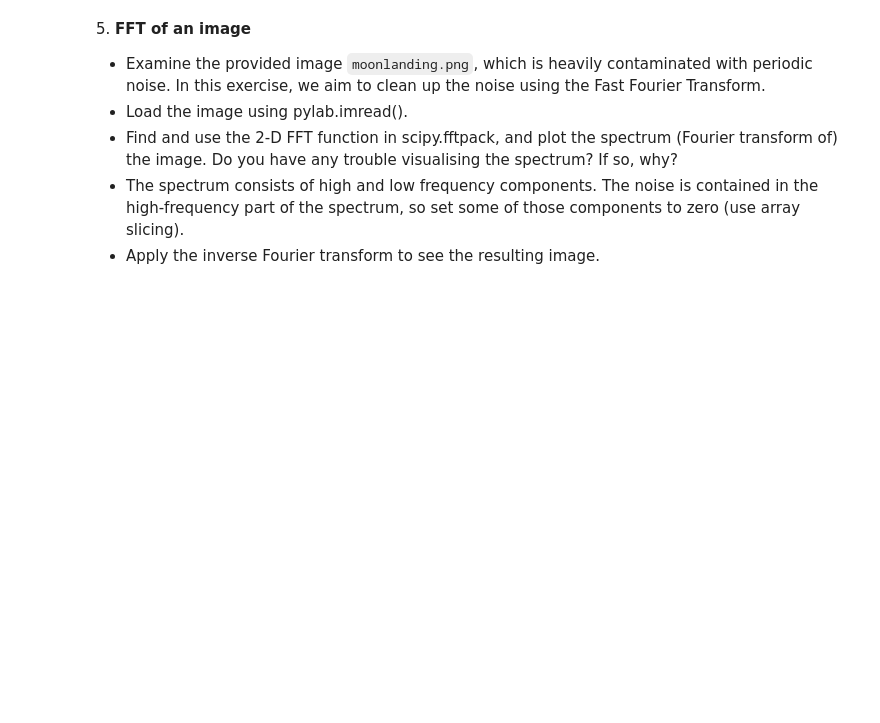
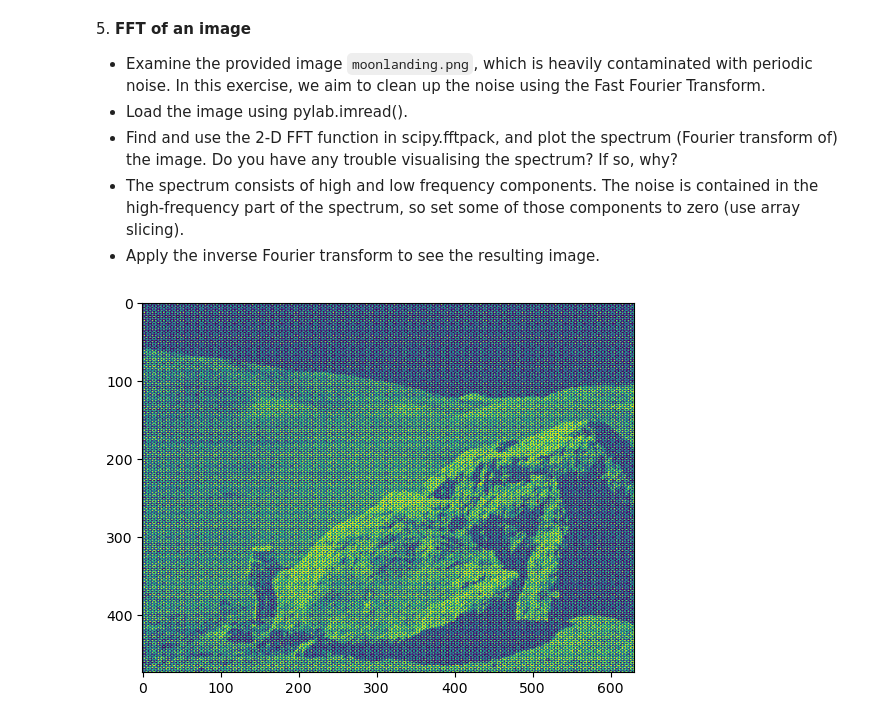
Before and after one commit to MarcoZenari/LaboratoryOfComputationalPhysics_Y5, a Jupyter notebook: 09ex_Algorithms_solutions.ipynb, the cells around one changed output. Cells and saved outputs as stored; diff of their text form; code cells hidden in the pictures; blank space fills up the shorter version.

```diff
--- a/09ex_Algorithms_solutions.ipynb
+++ b/09ex_Algorithms_solutions.ipynb
@@ -247,0 +278,7 @@ Performe a periodicity analysis on the lynxs-hares population
+# %%
+filename='moonlanding.png'
+data=plt.imread(filename)
+plt.imshow(data)
+plt.show()
+# %% [output]
+[figure, added]
```
Also changed, not shown: parts of 21 cells of this notebook.
